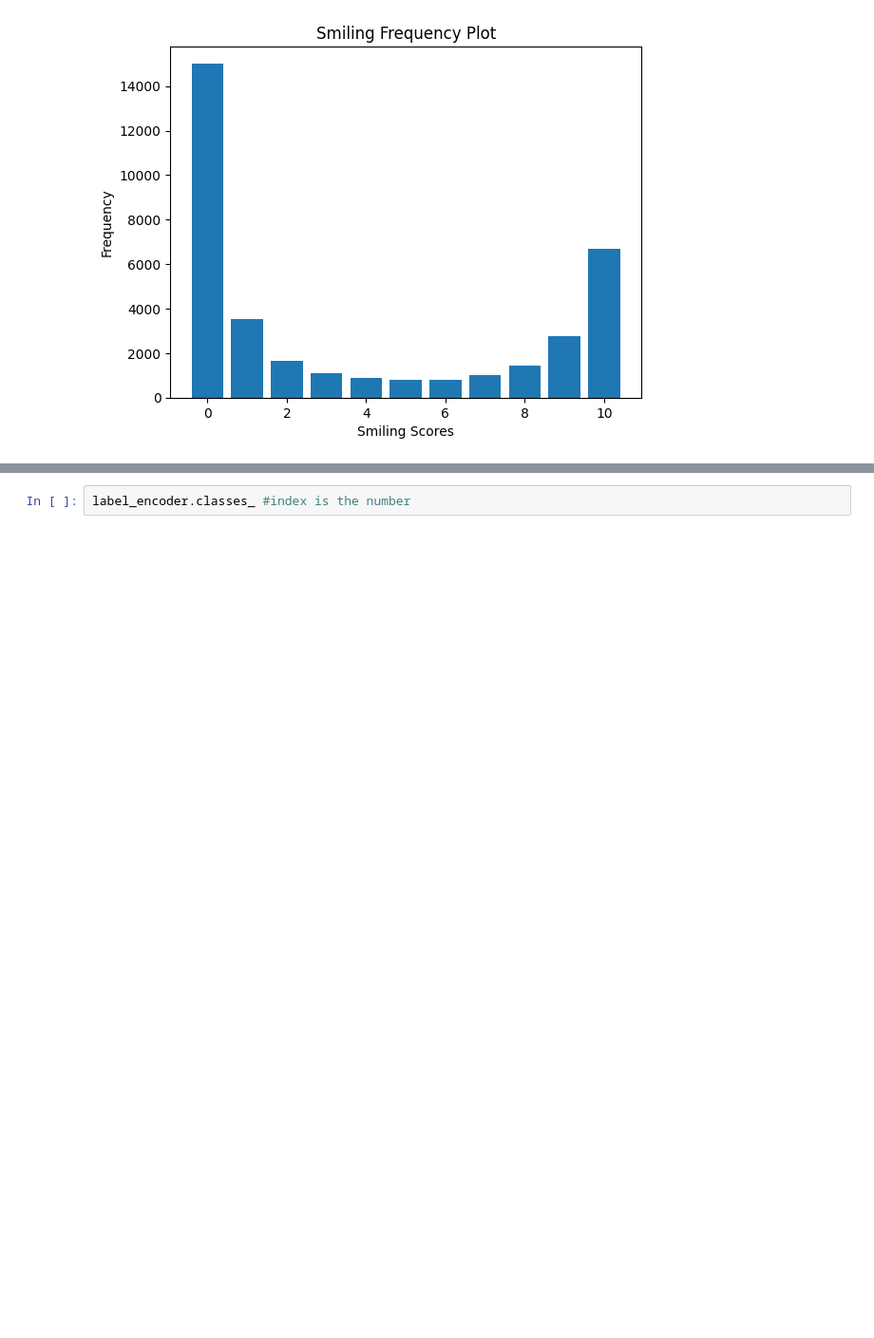
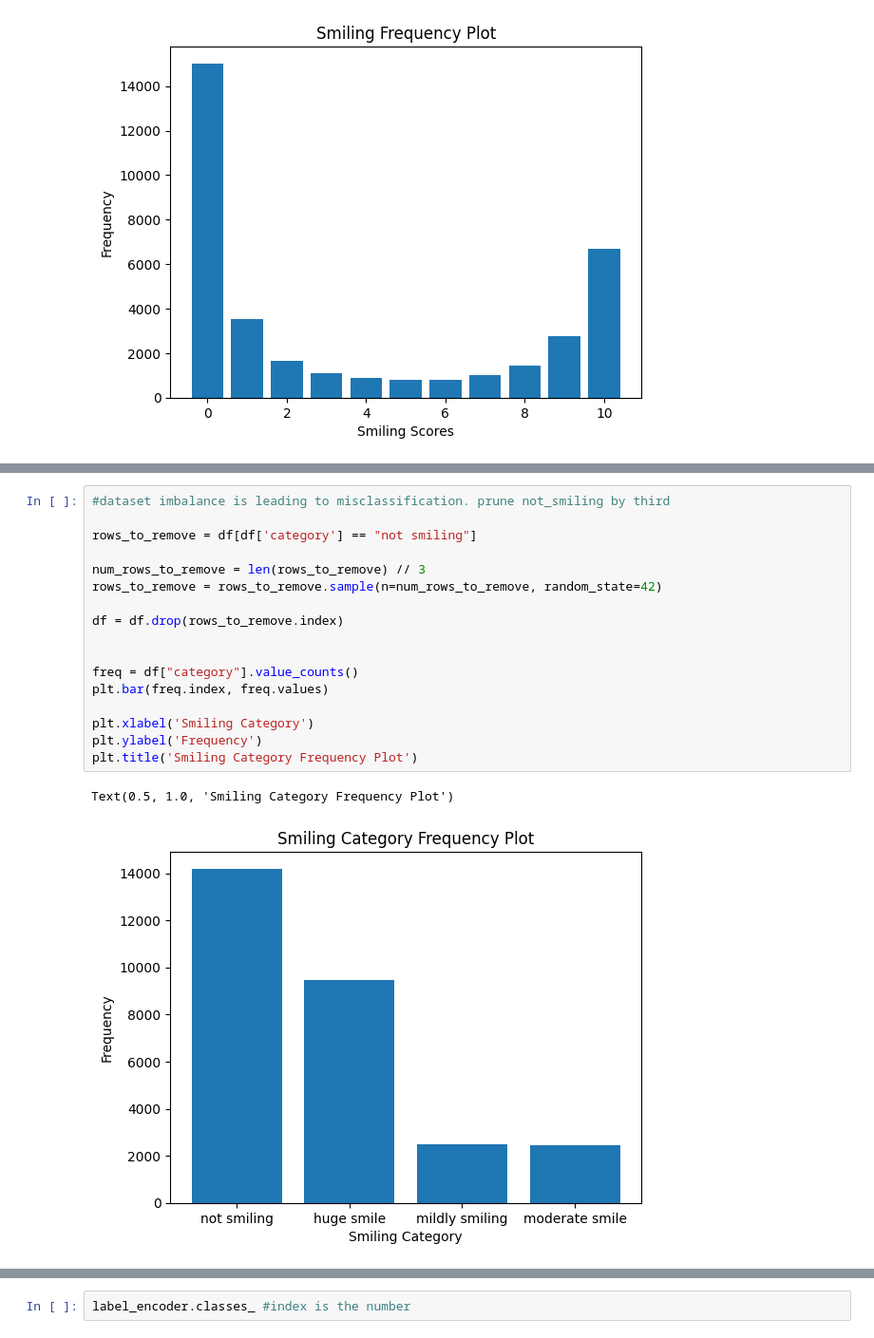
Before and after one commit to owolabioromidayo/image_printability_scoring, a Jupyter notebook: src/smiling/smiling score.ipynb, the cells around one changed output, grey strips where cells are left out. Shown: that part at 95% size. Cells and saved outputs as stored; diff of their text form; blank space fills up the shorter version.

```diff
--- a/src/smiling/smiling score.ipynb
+++ b/src/smiling/smiling score.ipynb
@@ -77,3 +77,23 @@ Text(0.5, 1.0, 'Smiling Category Frequency Plot')
+# %%
+#dataset imbalance is leading to misclassification. prune not_smiling by third
+
+rows_to_remove = df[df['category'] == "not smiling"]
+
+num_rows_to_remove = len(rows_to_remove) // 3
+rows_to_remove = rows_to_remove.sample(n=num_rows_to_remove, random_state=42)
+
+df = df.drop(rows_to_remove.index)
+
+
+freq = df["category"].value_counts()
+plt.bar(freq.index, freq.values)
+
+plt.xlabel('Smiling Category')
+plt.ylabel('Frequency')
+plt.title('Smiling Category Frequency Plot')
+# %% [output]
+Text(0.5, 1.0, 'Smiling Category Frequency Plot')
+[figure, added]
 # %%
 from sklearn.preprocessing import LabelEncoder
 
```
Also changed, not shown: parts of 10 cells of this notebook, 6 other files.
